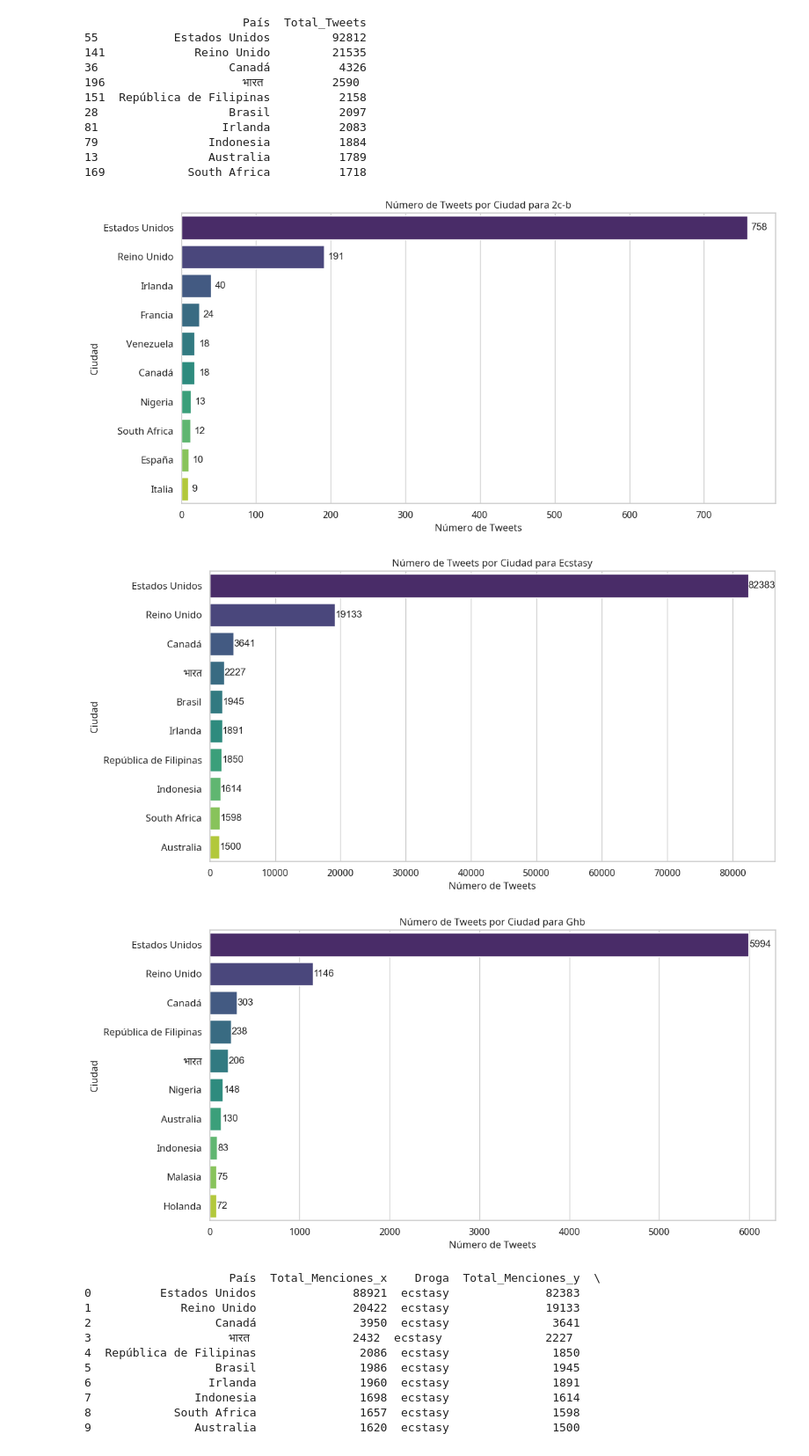
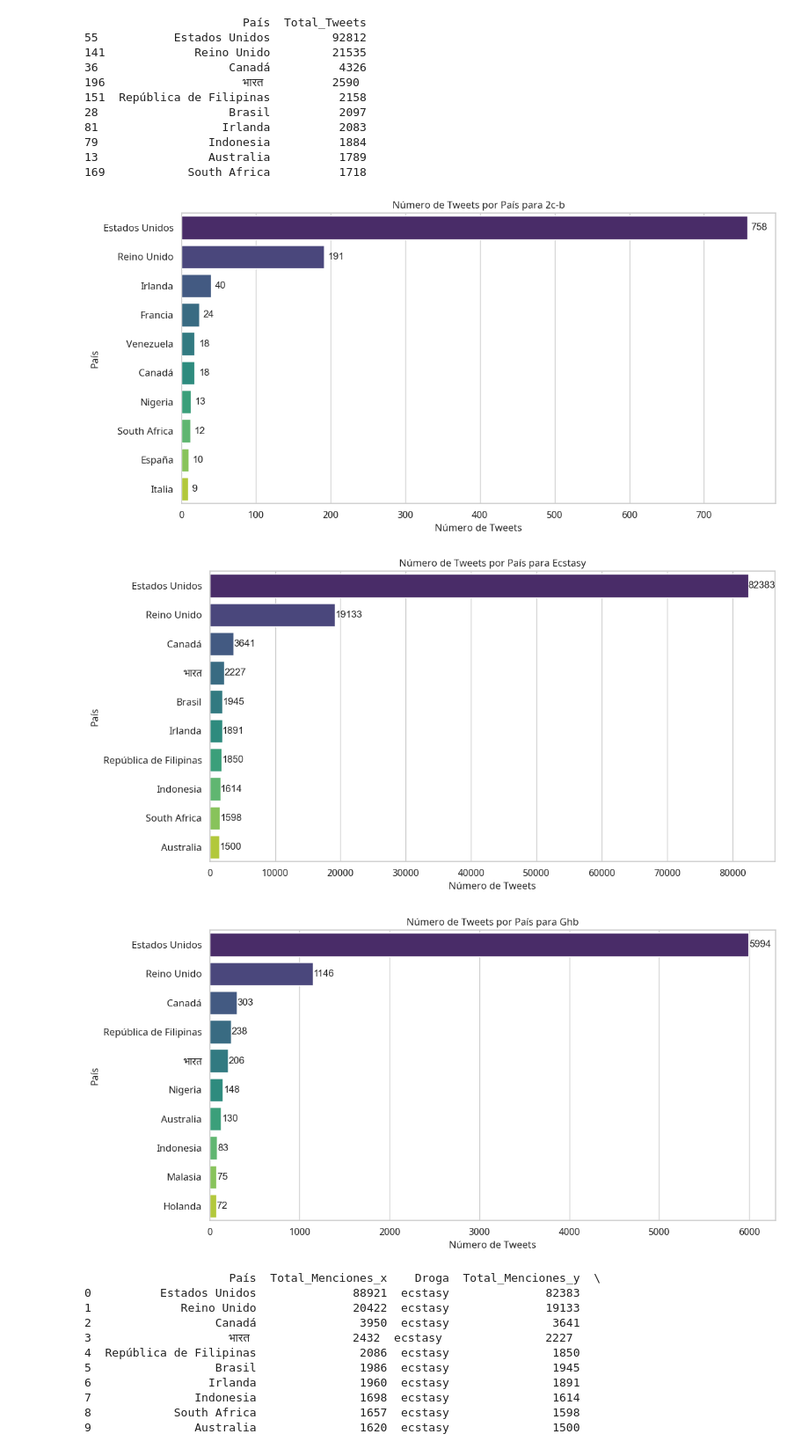
Before and after one commit to albacortes9/tfg-analisis-drogas-twitter, a Jupyter notebook: notebooks/analisis_descriptivo.ipynb, the cells around one changed output. Shown at 88% size. Drawn from its saved outputs; the diff is of its cells as text; code cells hidden in the pictures.

```diff
--- a/notebooks/analisis_descriptivo.ipynb
+++ b/notebooks/analisis_descriptivo.ipynb
@@ -68,7 +68,7 @@ for drug_id, drug_name in df_drugs[['id', 'name']].values:
     top_keywords = (
         df_drug_keywords[df_drug_keywords['drug_id'] == drug_id]
         .merge(df_tweet_keywords, left_on='id', right_on='keyword_id', suffixes=('_drug', '_tweet'))
-        .groupby('keyword_tweet')['tweet_id']
+        .groupby('keyword')['tweet_id']
         .count()
         .nlargest(10)
         .reset_index()
@@ -226,7 +226,8 @@ for droga in drogas:
     plt.title(f'Evolución Mensual de Tweets para {droga.capitalize()}')
     plt.xlabel('Mes')
     plt.ylabel('Número de Tweets')
-    plt.xticks(range(1, 13))
+    plt.xticks(range(1, 13), ['Enero', 'Febrero', 'Marzo', 'Abril', 'Mayo', 'Junio', 'Julio', 'Agosto', 'Septiembre', 'Octubre', 'Noviembre', 'Diciembre'])
+    plt.legend(title='Año', loc='upper left', bbox_to_anchor=(1, 1))  # Mover la leyenda fuera de la gráfica
     plt.tight_layout()
     plt.show()
 # %% [output]
@@ -269,40 +270,40 @@ print(tweets_por_pais.head(10))
 df_tweets_drogas_with_country = df_tweets_drogas.merge(
     df_ubicaciones[['tweet_id', 'country']],
     on='tweet_id',
     how='left'
 )
 
 # Agrupar por ciudad y droga, y contar el número de tweets
 tweets_por_ciudad_droga = df_tweets_drogas_with_country.groupby(['name', 'country']).tweet_id.nunique().reset_index()
-tweets_por_ciudad_droga.columns = ['Droga', 'Ciudad', 'Total_Tweets']
+tweets_por_ciudad_droga.columns = ['Droga', 'País', 'Total_Tweets']
 
 # Iterar sobre cada droga para crear gráficos
 drogas = tweets_por_ciudad_droga['Droga'].unique()
 
 for droga in drogas:
     # Filtrar los datos para la droga actual
     droga_data = tweets_por_ciudad_droga[tweets_por_ciudad_droga['Droga'] == droga]
     droga_data = droga_data.sort_values(by='Total_Tweets', ascending=False).head(10)  # Top 10 ciudades
 
     # Crear gráfico
     plt.figure(figsize=(12, 6))
-    ax = sns.barplot(x='Total_Tweets', y='Ciudad', data=droga_data, hue='Ciudad', palette='viridis', dodge=False, legend=False)
+    ax = sns.barplot(x='Total_Tweets', y='País', data=droga_data, hue='País', palette='viridis', dodge=False, legend=False)
 
     # Añadir etiquetas con el número total de tweets en cada barra
     for bar, row in zip(ax.patches, droga_data.itertuples()):
         plt.text(bar.get_width() + 5, bar.get_y() + bar.get_height() / 2, f"{row.Total_Tweets}", va='center')
 
-    plt.title(f"Número de Tweets por Ciudad para {droga.capitalize()}", fontproperties=font_prop)
+    plt.title(f"Número de Tweets por País para {droga.capitalize()}", fontproperties=font_prop)
     plt.xlabel("Número de Tweets", fontproperties=font_prop)
-    plt.ylabel("Ciudad", fontproperties=font_prop)
+    plt.ylabel("País", fontproperties=font_prop)
     plt.xticks(fontproperties=font_prop)
     plt.yticks(fontproperties=font_prop)
     plt.tight_layout()
     plt.show()
 # %% [output]
-[figure, old version]
+[figure, new version]
-[figure, old version]
+[figure, new version]
-[figure, old version]
+[figure, new version]
 # %%
 import ast  # Import the ast module
 
```
Also changed, not shown: parts of 2 cells of this notebook, 2 other files.
